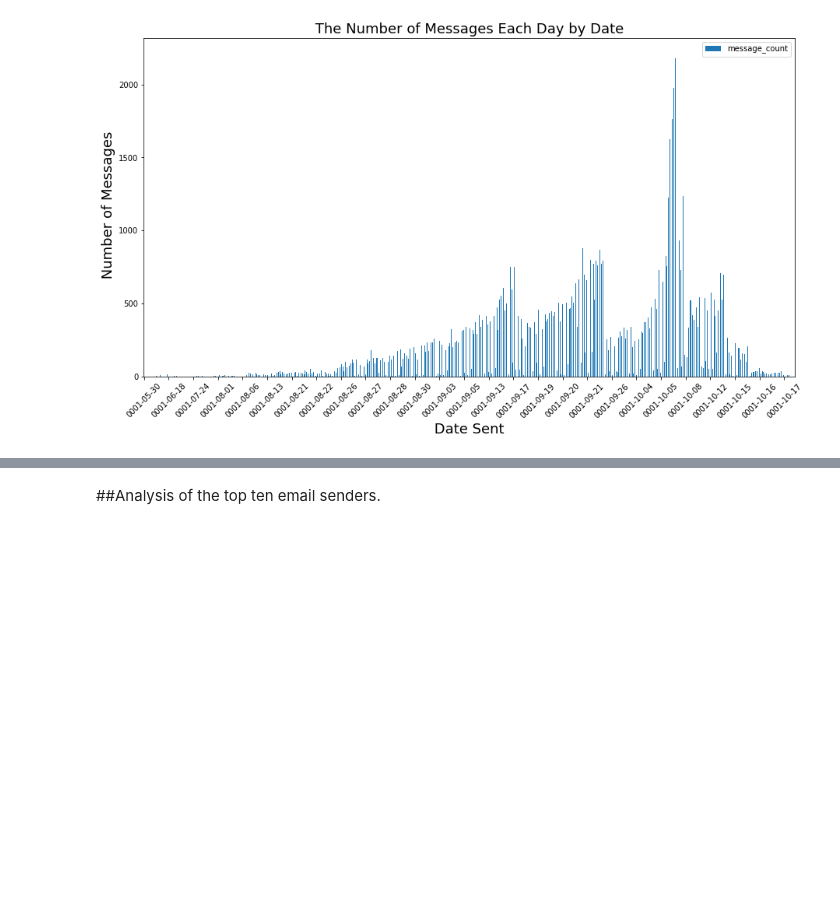
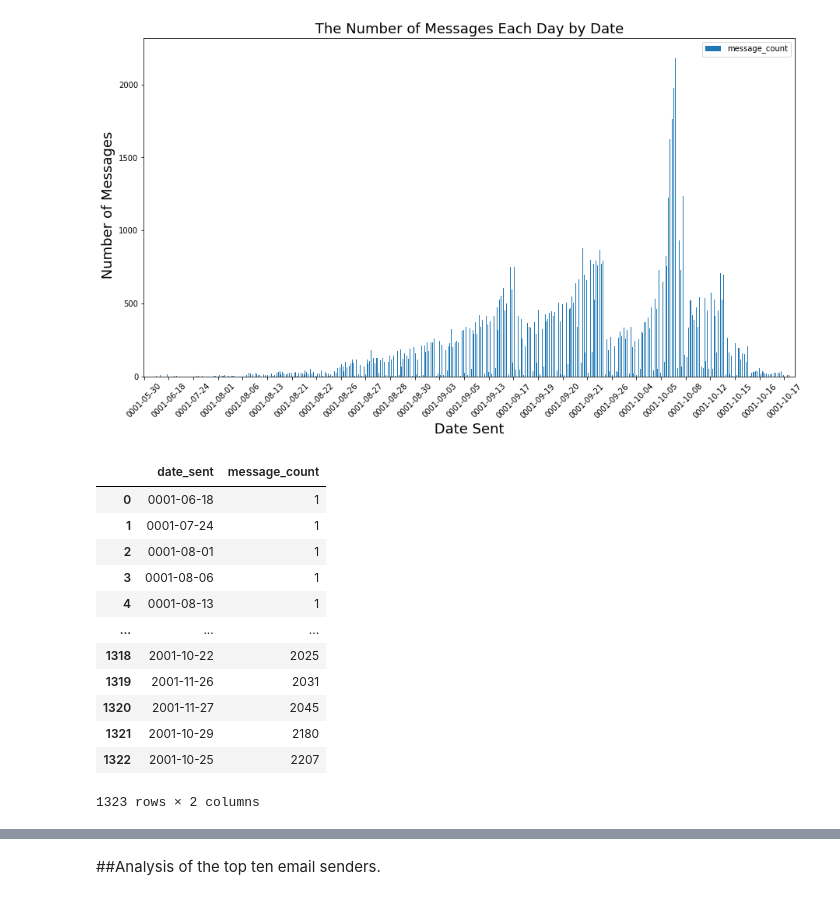
Before and after one commit to nathancomley/ASSIGNMENT-2, a Jupyter notebook: Programming_assignment_Original.ipynb, the cells around one changed output, grey strips where cells are left out. Drawn from its saved outputs; the diff is of its cells as text; code cells hidden in the pictures; blank space fills up the shorter version.

```diff
--- a/Programming_assignment_Original.ipynb
+++ b/Programming_assignment_Original.ipynb
@@ -119,3 +120,31 @@ plt.ylabel(" Number of Messages", fontsize = 18)
 # %% [output]
 Text(0, 0.5, ' Number of Messages')
 [figure]
+# %%
+#Along with the graph, this table will show the top 20 days that had the most emails sent.
+
+#code to order by message_count.
+
+sql='''
+   SELECT date(date) AS date_sent, count(mid) AS message_count
+   FROM message
+   GROUP BY date_sent
+   ORDER BY message_count;
+'''
+# Load the data into a DataFrame
+OrderedbyMessages_df = pd.read_sql_query(sql,conn)
+OrderedbyMessages_df
+# %% [output]
+|  | date_sent | message_count |
+| 0 | 0001-06-18 | 1 |
+| 1 | 0001-07-24 | 1 |
+| 2 | 0001-08-01 | 1 |
+| 3 | 0001-08-06 | 1 |
+| 4 | 0001-08-13 | 1 |
+| ... | ... | ... |
+| 1318 | 2001-10-22 | 2025 |
+| 1319 | 2001-11-26 | 2031 |
+| 1320 | 2001-11-27 | 2045 |
+| 1321 | 2001-10-29 | 2180 |
+| 1322 | 2001-10-25 | 2207 |
+1323 rows × 2 columns
```
Also changed, not shown: parts of 3 cells of this notebook.
